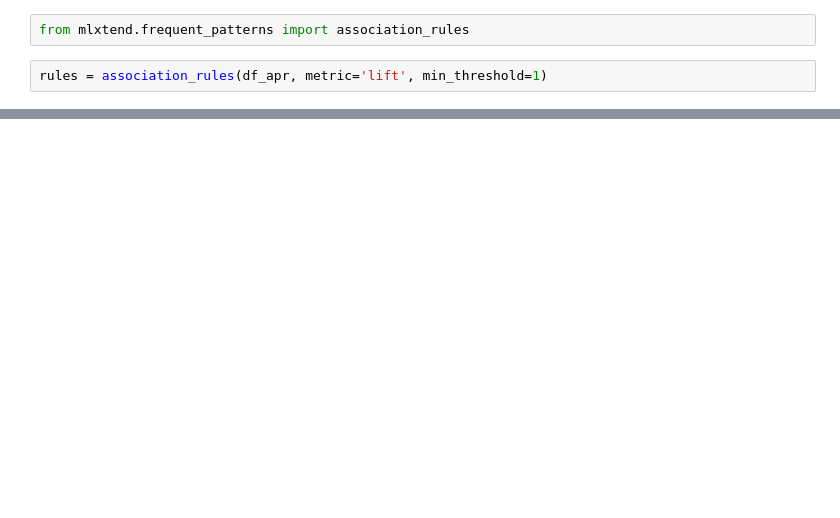
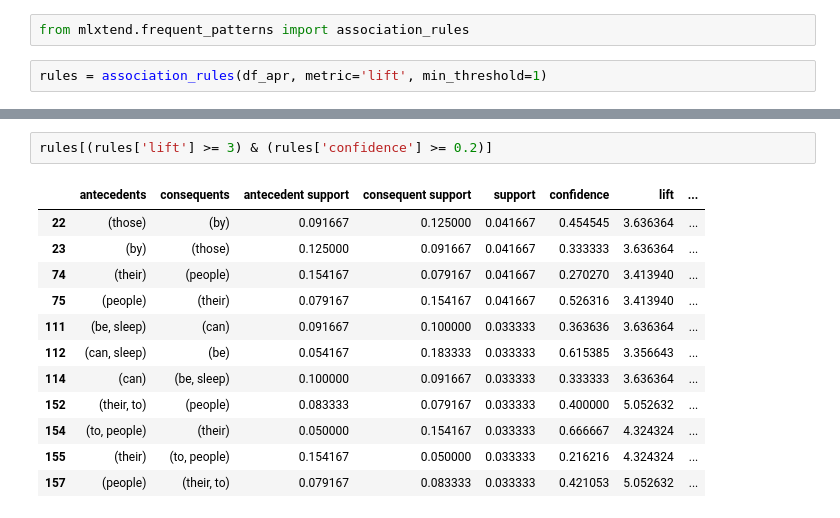
Before and after one commit to kai2128/DM_Assignment, a Jupyter notebook: Q4/q4.ipynb, the cells around one changed output, grey strips where cells are left out. Saved outputs shown, nothing was run; the diff lists cells and outputs as text; blank space fills up the shorter version.

```diff
--- a/Q4/q4.ipynb
+++ b/Q4/q4.ipynb
@@ -194,0 +227,15 @@ rules.sort_values('confidence', ascending=False)
+# %%
+rules[(rules['lift'] >= 3) & (rules['confidence'] >= 0.2)]
+# %% [output]
+|  | antecedents | consequents | antecedent support | consequent support | support | confidence | lift | ... |
+| 22 | (those) | (by) | 0.091667 | 0.125000 | 0.041667 | 0.454545 | 3.636364 | ... |
+| 23 | (by) | (those) | 0.125000 | 0.091667 | 0.041667 | 0.333333 | 3.636364 | ... |
+| 74 | (their) | (people) | 0.154167 | 0.079167 | 0.041667 | 0.270270 | 3.413940 | ... |
+| 75 | (people) | (their) | 0.079167 | 0.154167 | 0.041667 | 0.526316 | 3.413940 | ... |
+| 111 | (be, sleep) | (can) | 0.091667 | 0.100000 | 0.033333 | 0.363636 | 3.636364 | ... |
+| 112 | (can, sleep) | (be) | 0.054167 | 0.183333 | 0.033333 | 0.615385 | 3.356643 | ... |
+| 114 | (can) | (be, sleep) | 0.100000 | 0.091667 | 0.033333 | 0.333333 | 3.636364 | ... |
+| 152 | (their, to) | (people) | 0.083333 | 0.079167 | 0.033333 | 0.400000 | 5.052632 | ... |
+| 154 | (to, people) | (their) | 0.050000 | 0.154167 | 0.033333 | 0.666667 | 4.324324 | ... |
+| 155 | (their) | (to, people) | 0.154167 | 0.050000 | 0.033333 | 0.216216 | 4.324324 | ... |
+| 157 | (people) | (their, to) | 0.079167 | 0.083333 | 0.033333 | 0.421053 | 5.052632 | ... |
```
Also changed, not shown: parts of 11 cells of this notebook.
